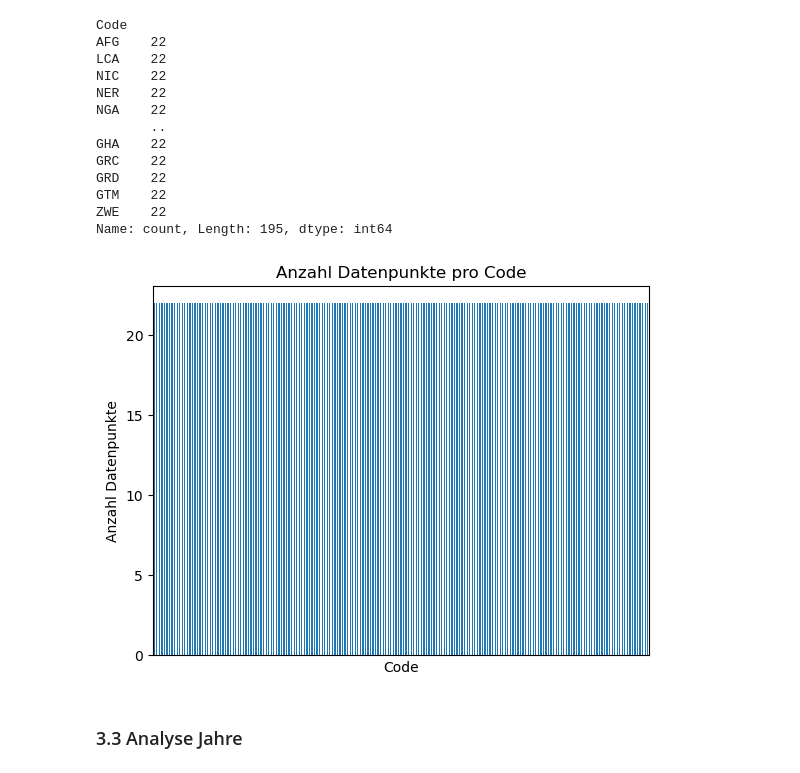
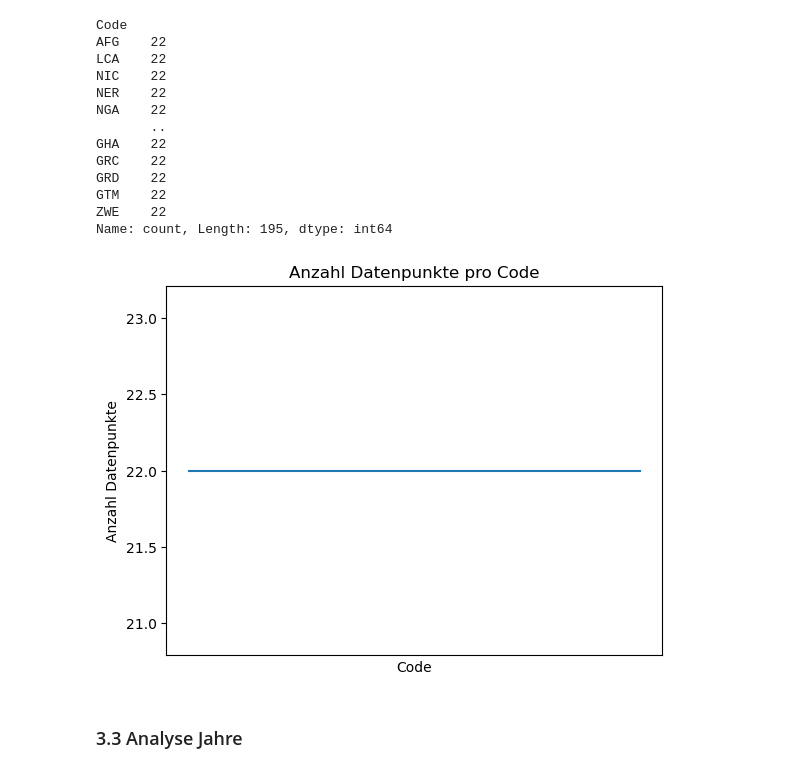
Before and after one commit to cardoali/BMLD-Python, a Jupyter notebook: Grundgerüst_Leistungsnachweis.ipynb, the cells around one changed output. Saved outputs shown, nothing was run; the diff lists cells and outputs as text; code cells hidden in the pictures.

```diff
--- a/Grundgerüst_Leistungsnachweis.ipynb
+++ b/Grundgerüst_Leistungsnachweis.ipynb
@@ -129,9 +129,9 @@ GTM    22
 ZWE    22
 Name: count, Length: 195, dtype: int64
 # %%
-df['Code'].value_counts().plot(kind='bar',xticks=[], ylabel='Anzahl Datenpunkte', title='Anzahl Datenpunkte pro Code');
+df['Code'].value_counts().plot(kind='line',xticks=[], ylabel='Anzahl Datenpunkte', title='Anzahl Datenpunkte pro Code');
 # %% [output]
-[figure, old version]
+[figure, new version]
 # %% [markdown]
 ### 3.3 Analyse Jahre
 # %%
```
Also changed, not shown: parts of 2 cells of this notebook.
